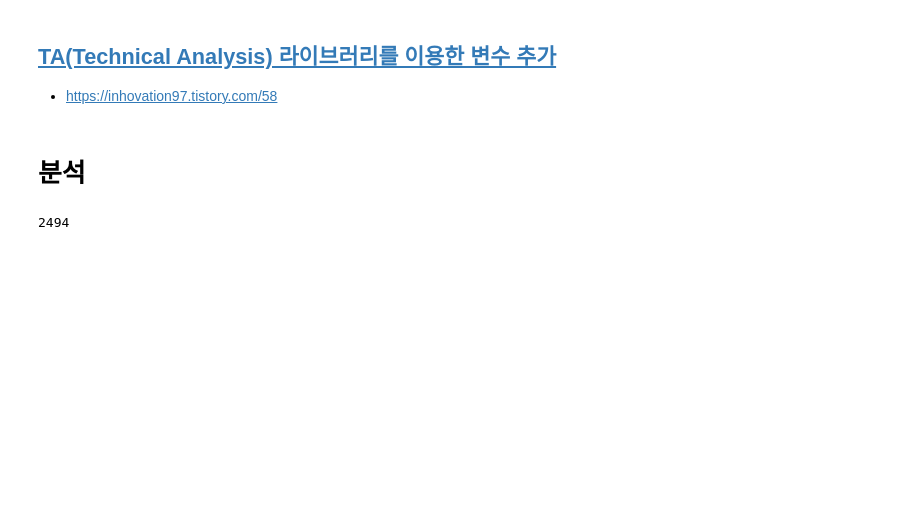
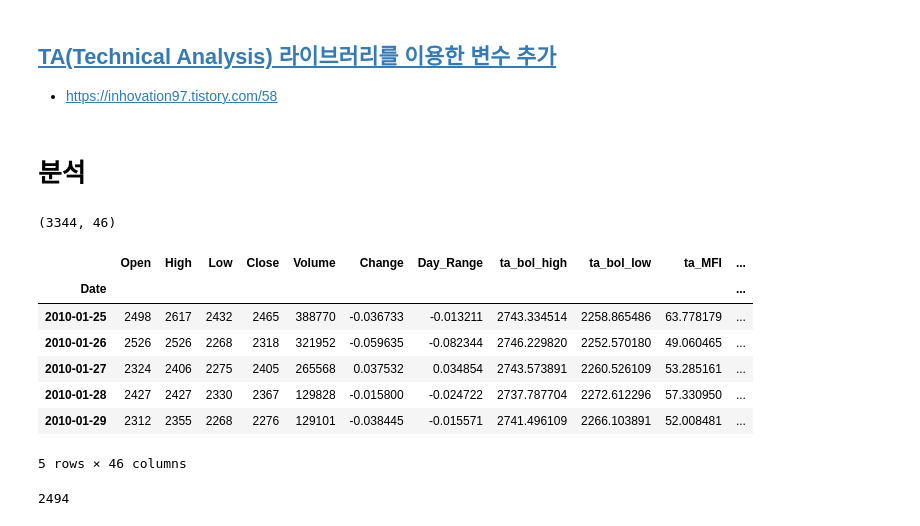
Before and after one commit to good593/stock_forecast, a Jupyter notebook: etl/회사 주식 정보.ipynb, the cells around one changed output. Drawn from its saved outputs; the diff is of its cells as text; code cells hidden in the pictures; blank space fills up the shorter version.

```diff
--- a/etl/회사 주식 정보.ipynb
+++ b/etl/회사 주식 정보.ipynb
@@ -262,6 +377,19 @@ for stock_code in tqdm(stock_df_dict.keys()):
     stock_df_dict[stock_code] = stock_df
 # %% [markdown]
 # 분석
+# %%
+print(stock_df_dict['900070'].shape)
+stock_df_dict['900070'].head()
+# %% [output]
+(3344, 46)
+|  | Open | High | Low | Close | Volume | Change | Day_Range | ta_bol_high | ta_bol_low | ta_MFI | ... |
+| Date |  |  |  |  |  |  |  |  |  |  | ... |
+| 2010-01-25 | 2498 | 2617 | 2432 | 2465 | 388770 | -0.036733 | -0.013211 | 2743.334514 | 2258.865486 | 63.778179 | ... |
+| 2010-01-26 | 2526 | 2526 | 2268 | 2318 | 321952 | -0.059635 | -0.082344 | 2746.229820 | 2252.570180 | 49.060465 | ... |
+| 2010-01-27 | 2324 | 2406 | 2275 | 2405 | 265568 | 0.037532 | 0.034854 | 2743.573891 | 2260.526109 | 53.285161 | ... |
+| 2010-01-28 | 2427 | 2427 | 2330 | 2367 | 129828 | -0.015800 | -0.024722 | 2737.787704 | 2272.612296 | 57.330950 | ... |
+| 2010-01-29 | 2312 | 2355 | 2268 | 2276 | 129101 | -0.038445 | -0.015571 | 2741.496109 | 2266.103891 | 52.008481 | ... |
+5 rows × 46 columns
 # %%
 stock_dicts = []
 
```
Also changed, not shown: parts of 20 cells of this notebook.
